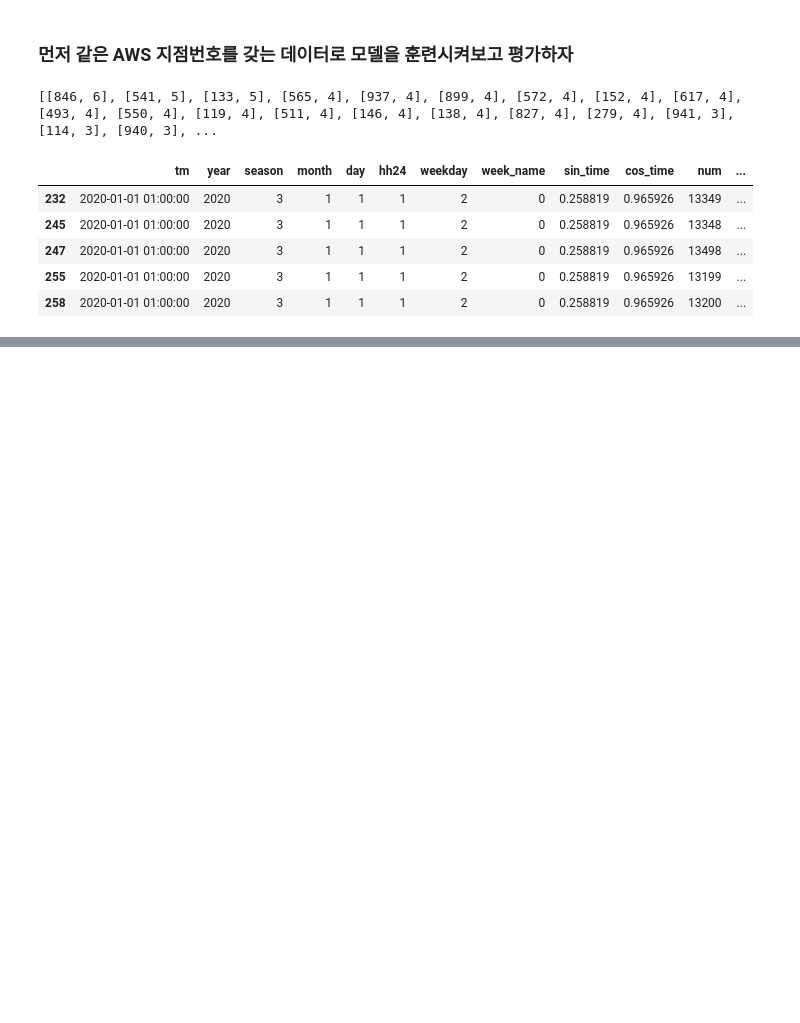
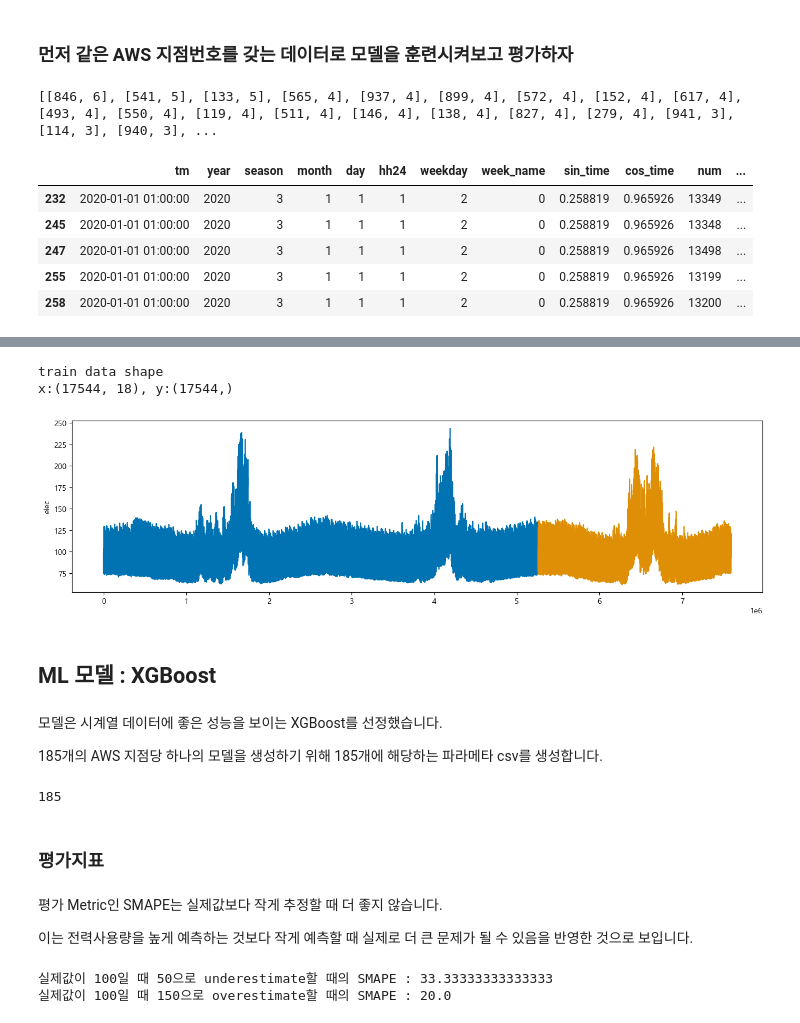
Before and after one commit to khw11044/contest, a Jupyter notebook: 5.1.main_ML.ipynb, the cells around one changed output, grey strips where cells are left out. Drawn from its saved outputs; the diff is of its cells as text; code cells hidden in the pictures; blank space fills up the shorter version.

```diff
--- a/5.1.main_ML.ipynb
+++ b/5.1.main_ML.ipynb
@@ -88,0 +120,7 @@ train_temp.head()
+# %%
+target = 'elec'
+x_train = train_temp.drop([target, 'tm'], axis=1)
+y_train = train_temp[target]
+
+x_val = val_temp.drop([target, 'tm'], axis=1)
+y_val = val_temp[target]
@@ -88,0 +136,30 @@ train_temp.head()
+# %%
+num = target_nums[0]
+val_inds = x_val[x_val['num']==num].index
+train_inds = x_train[x_train['num']==num].index
+# %%
+## 7번 건물의 발전량
+
+x_val_num = x_val.loc[val_inds]
+x_train_num = x_train.loc[train_inds]
+y_val_num = y_val.loc[val_inds]
+y_train_num = y_train.loc[train_inds]
+
+print('train data shape\nx:{}, y:{}'.format(x_train_num.shape, y_train_num.shape))
+
+plot_series(y_train_num, y_val_num, markers=[',' , ','])
+plt.show()
+# %% [output]
+train data shape
+x:(17544, 18), y:(17544,)
+[figure, added]
+# %% [markdown]
+## ML 모델 : XGBoost
+# %% [markdown]
+모델은 시계열 데이터에 좋은 성능을 보이는 XGBoost를 선정했습니다.
+
+185개의 AWS 지점당 하나의 모델을 생성하기 위해 185개에 해당하는 파라메타 csv를 생성합니다.
+# %%
+len(database['stn'].unique())
+# %% [output]
+185
@@ -88,0 +185,2 @@ train_temp.head()
+# %% [markdown]
+### 평가지표
@@ -88,0 +191,10 @@ train_temp.head()
+# %% [markdown]
+평가 Metric인 SMAPE는 실제값보다 작게 추정할 때 더 좋지 않습니다.
+
+이는 전력사용량을 높게 예측하는 것보다 작게 예측할 때 실제로 더 큰 문제가 될 수 있음을 반영한 것으로 보입니다.
+# %%
+print("실제값이 100일 때 50으로 underestimate할 때의 SMAPE : {}".format(SMAPE(100, 50)))
+print("실제값이 100일 때 150으로 overestimate할 때의 SMAPE : {}".format(SMAPE(100, 150)))
+# %% [output]
+실제값이 100일 때 50으로 underestimate할 때의 SMAPE : 33.33333333333333
+실제값이 100일 때 150으로 overestimate할 때의 SMAPE : 20.0
```
Also changed, not shown: parts of 21 cells of this notebook, 2 other files.
